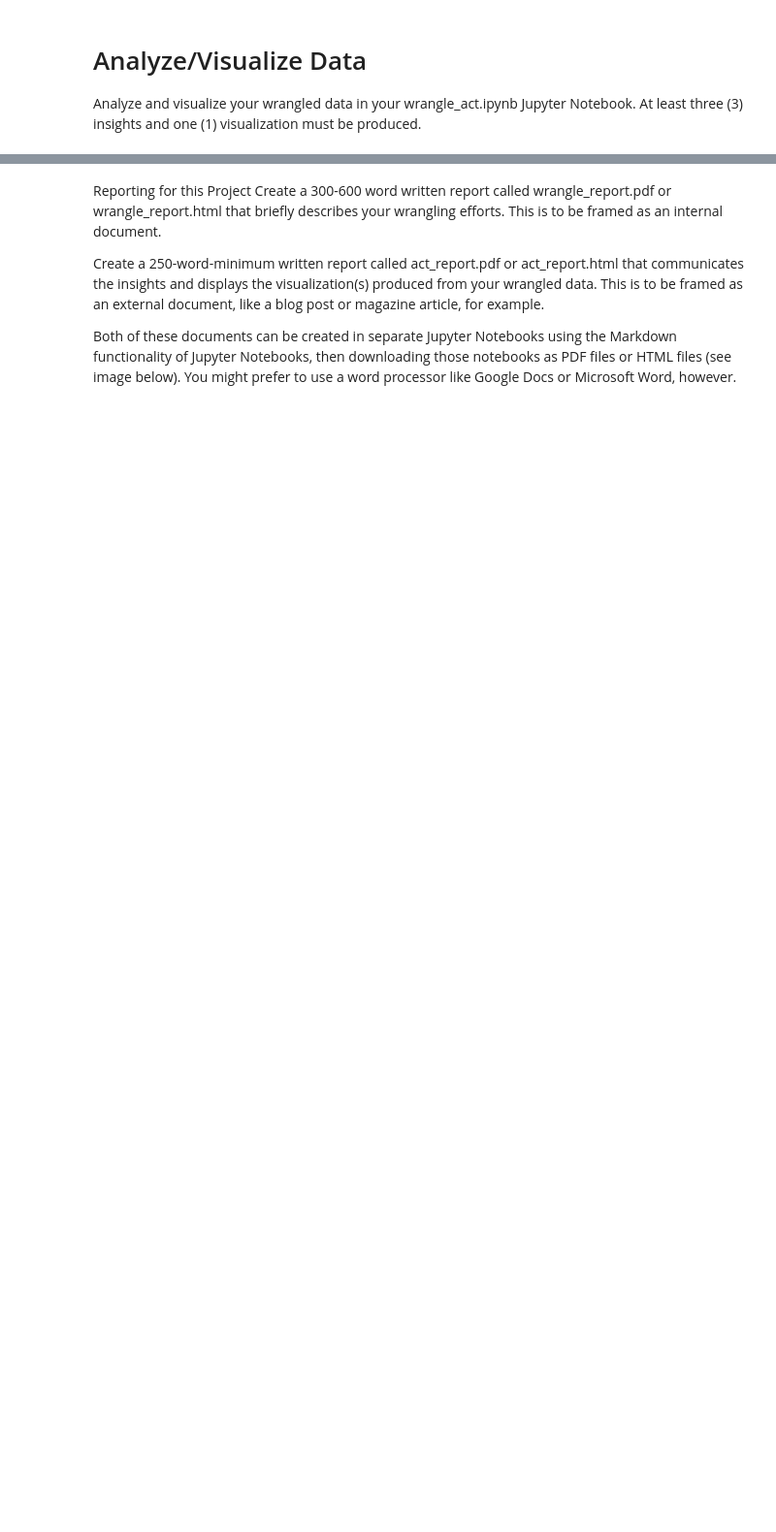
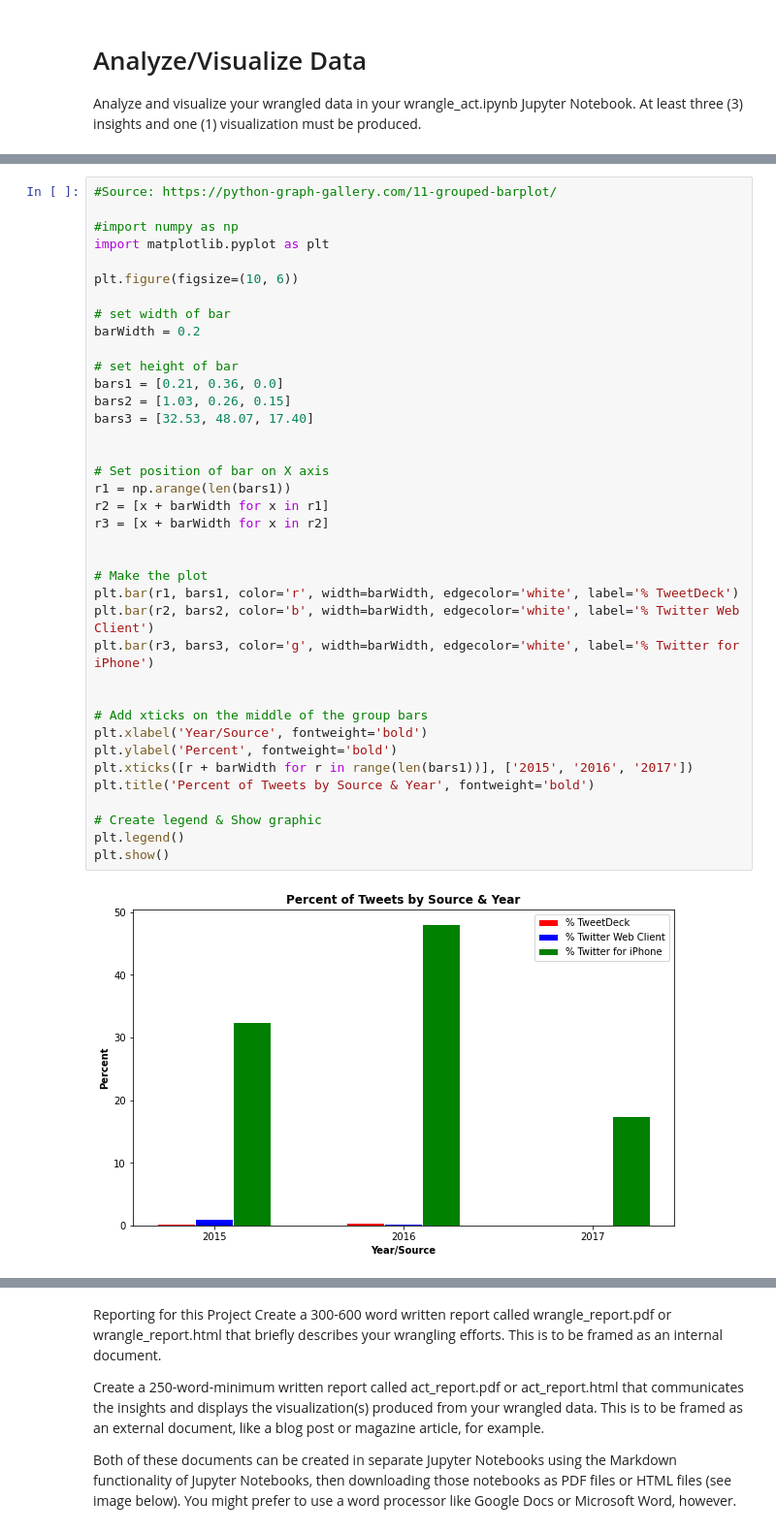
Before and after one commit to hdbedwell/data_wrangling_twitter_we_rate_dogs, a Jupyter notebook: wrangle_act.ipynb, the cells around one changed output, grey strips where cells are left out. Shown at 97% size. Cells and saved outputs as stored; diff of their text form; blank space fills up the shorter version.

Commit message:
feat: Add graphs/analysis

```diff
--- a/wrangle_act.ipynb
+++ b/wrangle_act.ipynb
@@ -869,0 +941,40 @@ Analyze and visualize your wrangled data in your wrangle_act.ipynb Jupyter Noteb
+# %%
+#Source: https://python-graph-gallery.com/11-grouped-barplot/
+
+#import numpy as np
+import matplotlib.pyplot as plt
+
+plt.figure(figsize=(10, 6))
+
+# set width of bar
+barWidth = 0.2
+
+# set height of bar
+bars1 = [0.21, 0.36, 0.0]
+bars2 = [1.03, 0.26, 0.15]
+bars3 = [32.53, 48.07, 17.40]
+
+
+# Set position of bar on X axis
+r1 = np.arange(len(bars1))
+r2 = [x + barWidth for x in r1]
+r3 = [x + barWidth for x in r2]
+
+
+# Make the plot
+plt.bar(r1, bars1, color='r', width=barWidth, edgecolor='white', label='% TweetDeck')
+plt.bar(r2, bars2, color='b', width=barWidth, edgecolor='white', label='% Twitter Web Client')
+plt.bar(r3, bars3, color='g', width=barWidth, edgecolor='white', label='% Twitter for iPhone')
+
+
+# Add xticks on the middle of the group bars
+plt.xlabel('Year/Source', fontweight='bold')
+plt.ylabel('Percent', fontweight='bold')
+plt.xticks([r + barWidth for r in range(len(bars1))], ['2015', '2016', '2017'])
+plt.title('Percent of Tweets by Source & Year', fontweight='bold')
+
+# Create legend & Show graphic
+plt.legend()
+plt.show()
+# %% [output]
+[figure, added]
```
Also changed, not shown: parts of 28 cells of this notebook.
